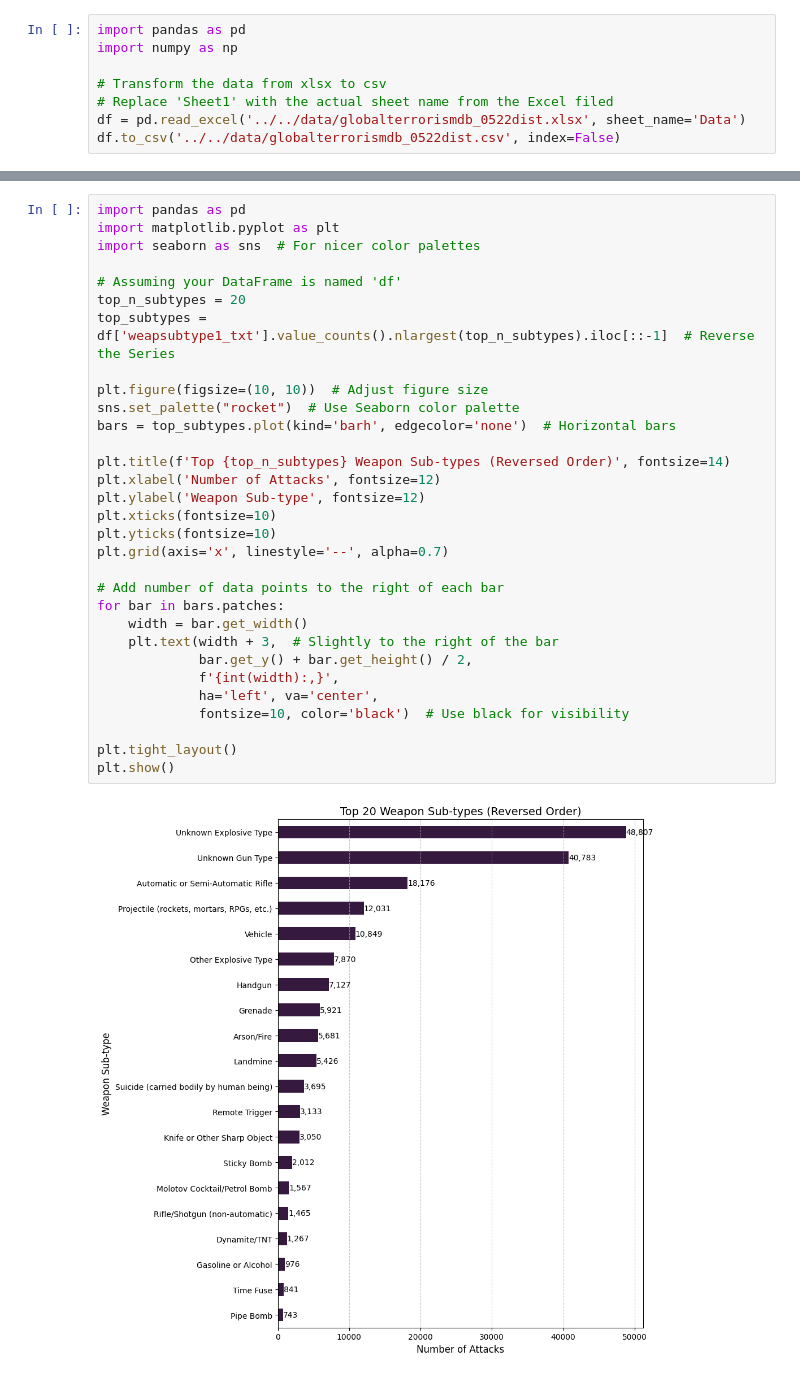
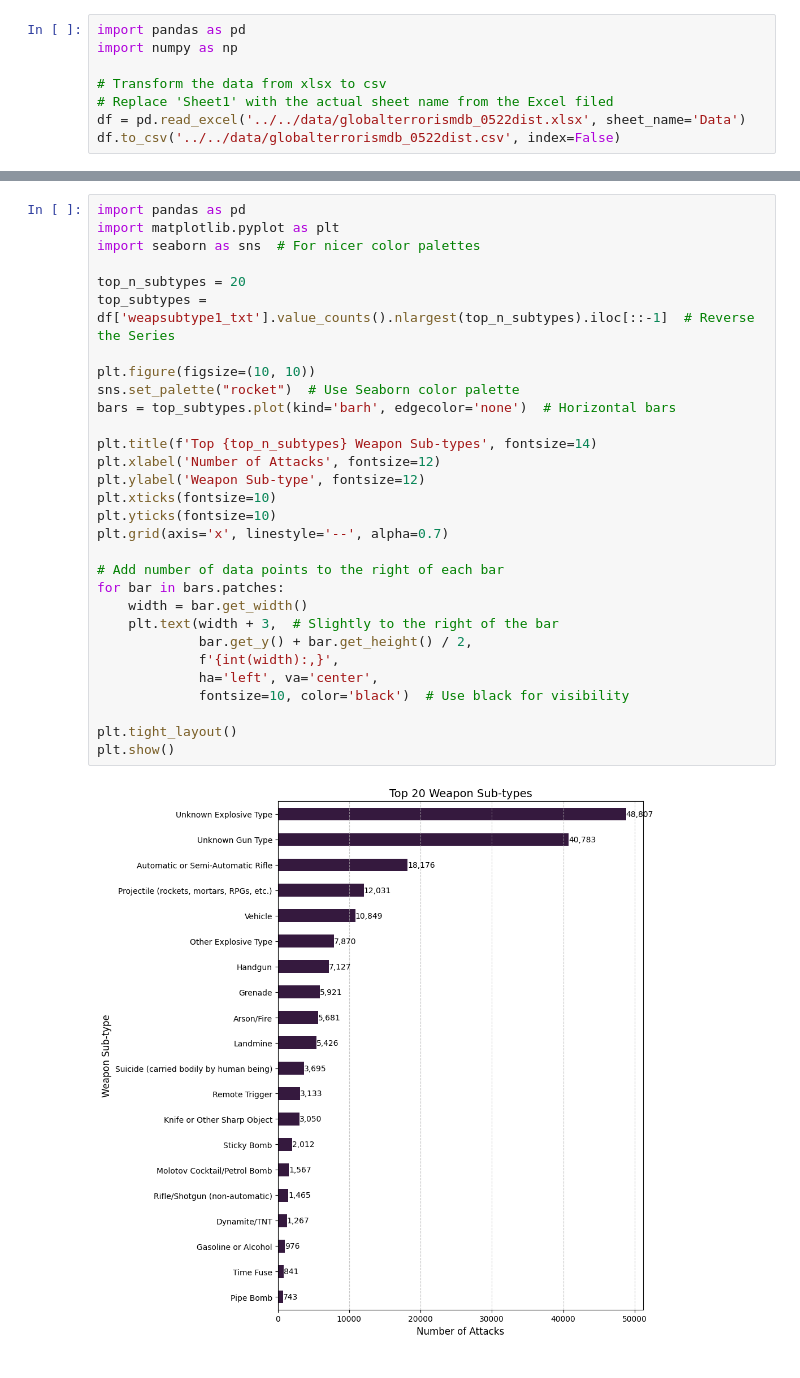
Before and after one commit to jpu-nine/socialdata2025, a Jupyter notebook: notebooks/jonas/Jonas.ipynb, the cells around one changed output, grey strips where cells are left out. Drawn from its saved outputs; the diff is of its cells as text.

```diff
--- a/notebooks/jonas/Jonas.ipynb
+++ b/notebooks/jonas/Jonas.ipynb
@@ -108,35 +119,34 @@ plt.show()
 # %%
 import pandas as pd
 import matplotlib.pyplot as plt
 import seaborn as sns  # For nicer color palettes
 
-# Assuming your DataFrame is named 'df'
 top_n_subtypes = 20
 top_subtypes = df['weapsubtype1_txt'].value_counts().nlargest(top_n_subtypes).iloc[::-1]  # Reverse the Series
 
-plt.figure(figsize=(10, 10))  # Adjust figure size
+plt.figure(figsize=(10, 10))
 sns.set_palette("rocket")  # Use Seaborn color palette
 bars = top_subtypes.plot(kind='barh', edgecolor='none')  # Horizontal bars
 
-plt.title(f'Top {top_n_subtypes} Weapon Sub-types (Reversed Order)', fontsize=14)
+plt.title(f'Top {top_n_subtypes} Weapon Sub-types', fontsize=14)
 plt.xlabel('Number of Attacks', fontsize=12)
 plt.ylabel('Weapon Sub-type', fontsize=12)
 plt.xticks(fontsize=10)
 plt.yticks(fontsize=10)
 plt.grid(axis='x', linestyle='--', alpha=0.7)
 
 # Add number of data points to the right of each bar
 for bar in bars.patches:
     width = bar.get_width()
     plt.text(width + 3,  # Slightly to the right of the bar
              bar.get_y() + bar.get_height() / 2,
              f'{int(width):,}',
              ha='left', va='center',
              fontsize=10, color='black')  # Use black for visibility
 
 plt.tight_layout()
 plt.show()
 # %% [output]
-[figure, old version]
+[figure, new version]
 # %% [markdown]
 # Word Cloud of Weapon Sub-types
```
Also changed, not shown: parts of 17 cells of this notebook, 5 other files.
